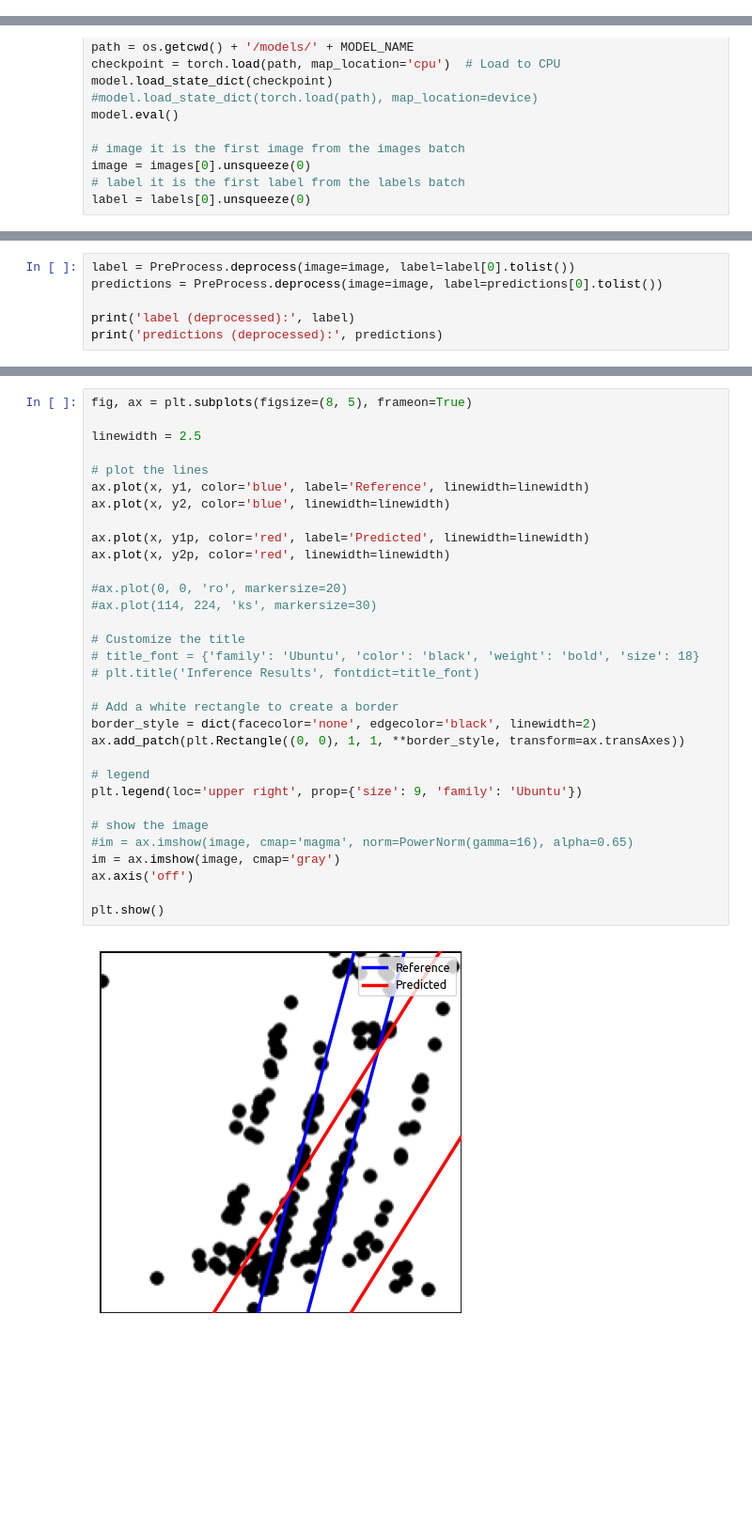
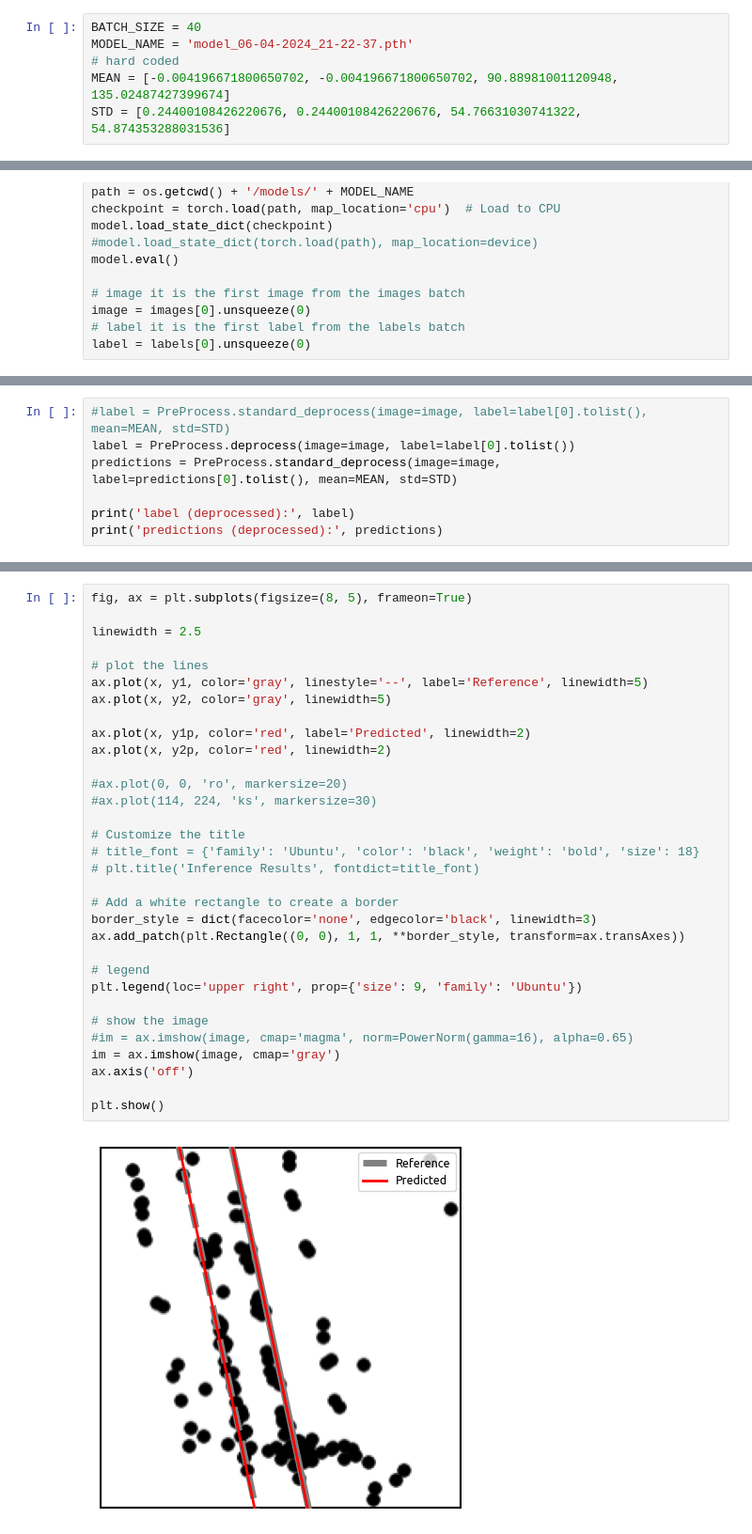
Before and after one commit to Felipe-Tommaselli/nn_lidar_perception, a Jupyter notebook: src/nn_test.ipynb, the cells around one changed output, grey strips where cells are left out. Shown at 94% size. Saved outputs shown, nothing was run; the diff lists cells and outputs as text; blank space fills up the shorter version.

```diff
--- a/src/nn_test.ipynb
+++ b/src/nn_test.ipynb
@@ -31,3 +38,9 @@ MODEL_NAME = 'model_06-04-2024_21-22-37.pth'
+# %%
+BATCH_SIZE = 40
+MODEL_NAME = 'model_06-04-2024_21-22-37.pth'
+# hard coded
+MEAN = [-0.004196671800650702, -0.004196671800650702, 90.88981001120948, 135.02487427399674]
+STD = [0.24400108426220676, 0.24400108426220676, 54.76631030741322, 54.874353288031536]
 # %%
 def getData(csv_path, train_path, batch_size=BATCH_SIZE, num_workers=0):
     ''' get images from the folder (assets/images) and return a DataLoader object '''
@@ -217,7 +230,8 @@ label: [-0.46198136  0.75252575  0.14981519]
 >>> image shape: (224, 224)
 # %%
+#label = PreProcess.standard_deprocess(image=image, label=label[0].tolist(), mean=MEAN, std=STD)
 label = PreProcess.deprocess(image=image, label=label[0].tolist())
-predictions = PreProcess.deprocess(image=image, label=predictions[0].tolist())
+predictions = PreProcess.standard_deprocess(image=image, label=predictions[0].tolist(), mean=MEAN, std=STD)
 
 print('label (deprocessed):', label)
 print('predictions (deprocessed):', predictions)
@@ -254,37 +268,37 @@ m1p: -1.60, m2p: -1.60, b1p: 335.32, b2p: 470.87
 # %%
 fig, ax = plt.subplots(figsize=(8, 5), frameon=True)
 
 linewidth = 2.5
 
 # plot the lines
-ax.plot(x, y1, color='blue', label='Reference', linewidth=linewidth)
-ax.plot(x, y2, color='blue', linewidth=linewidth)
+ax.plot(x, y1, color='gray', linestyle='--', label='Reference', linewidth=5)
+ax.plot(x, y2, color='gray', linewidth=5)
 
-ax.plot(x, y1p, color='red', label='Predicted', linewidth=linewidth)
-ax.plot(x, y2p, color='red', linewidth=linewidth)
+ax.plot(x, y1p, color='red', label='Predicted', linewidth=2)
+ax.plot(x, y2p, color='red', linewidth=2)
 
 #ax.plot(0, 0, 'ro', markersize=20)
 #ax.plot(114, 224, 'ks', markersize=30)
 
 # Customize the title
 # title_font = {'family': 'Ubuntu', 'color': 'black', 'weight': 'bold', 'size': 18}
 # plt.title('Inference Results', fontdict=title_font)
 
 # Add a white rectangle to create a border
-border_style = dict(facecolor='none', edgecolor='black', linewidth=2)
+border_style = dict(facecolor='none', edgecolor='black', linewidth=3)
 ax.add_patch(plt.Rectangle((0, 0), 1, 1, **border_style, transform=ax.transAxes))
 
 # legend
 plt.legend(loc='upper right', prop={'size': 9, 'family': 'Ubuntu'})
 
 # show the image
 #im = ax.imshow(image, cmap='magma', norm=PowerNorm(gamma=16), alpha=0.65)
 im = ax.imshow(image, cmap='gray')
 ax.axis('off')
 
 plt.show()
 # %% [output]
-[figure, old version]
+[figure, new version]
 # %%
 import random
 N = 100  # Number of runs
```
Also changed, not shown: parts of 8 cells of this notebook.
